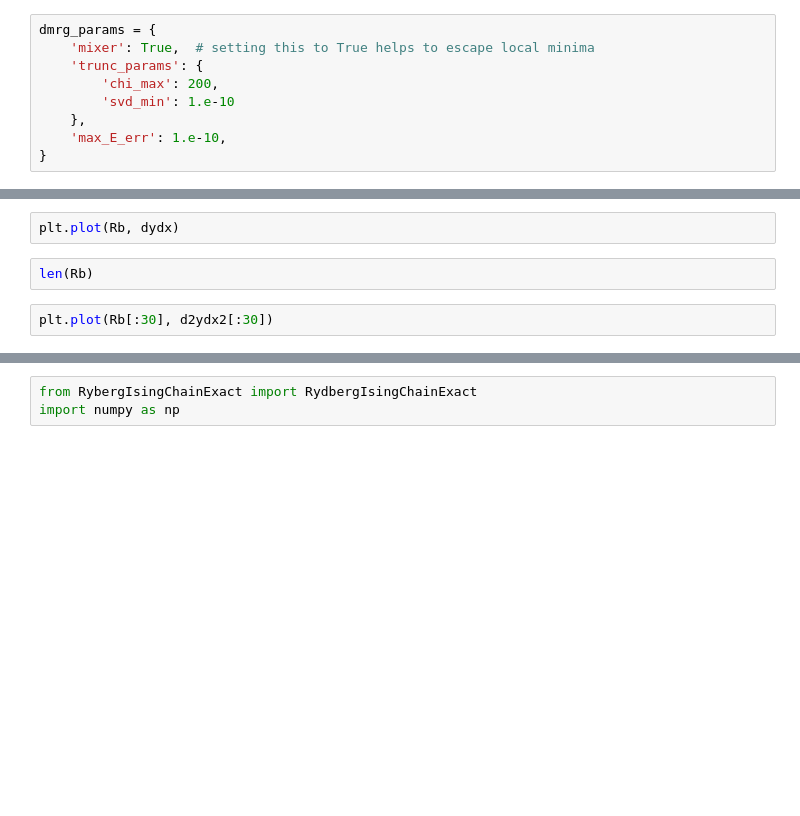
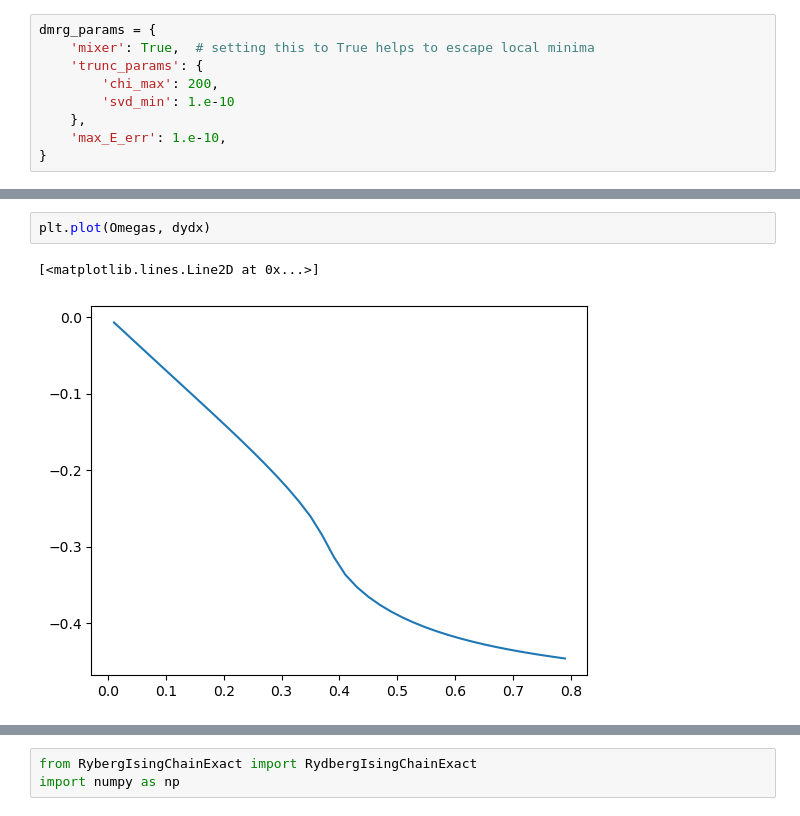
Before and after one commit to coolgas/melting_reproduce, a Jupyter notebook: experiments.ipynb, the cells around one changed output, grey strips where cells are left out. Saved outputs shown, nothing was run; the diff lists cells and outputs as text; blank space fills up the shorter version.

```diff
--- a/experiments.ipynb
+++ b/experiments.ipynb
@@ -26,6 +100,5 @@ d2ydx2 = np.gradient(dydx, Rb)
 # %%
-plt.plot(Rb, dydx)
+plt.plot(Omegas, dydx)
+# %% [output]
+[<matplotlib.lines.Line2D at 0x...>]
+[figure, added]
-# %%
-len(Rb)
-# %%
-plt.plot(Rb[:30], d2ydx2[:30])
```
Also changed, not shown: parts of 9 cells of this notebook, 1 other file.
